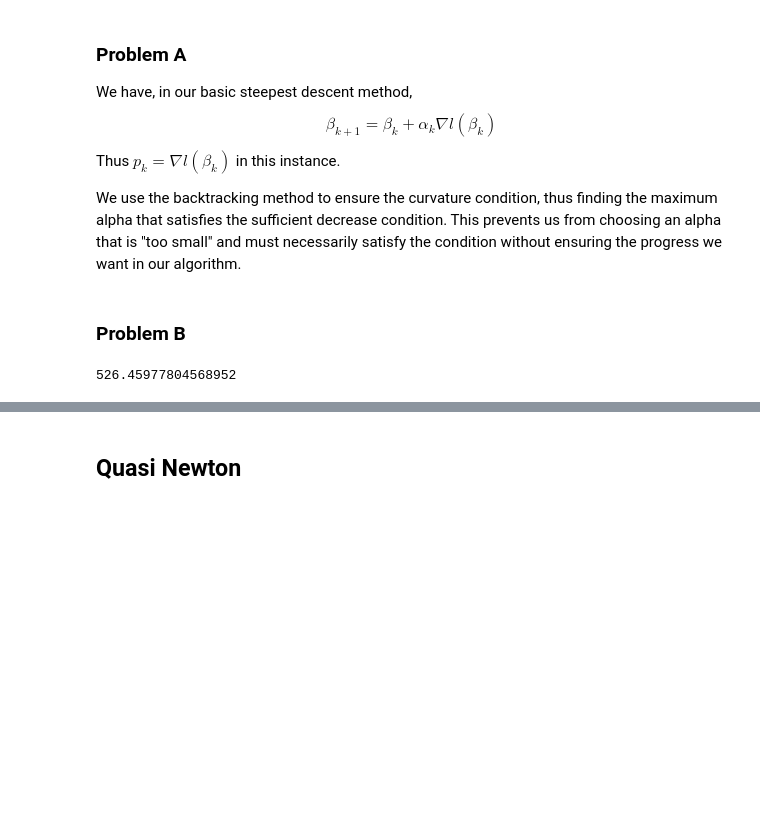
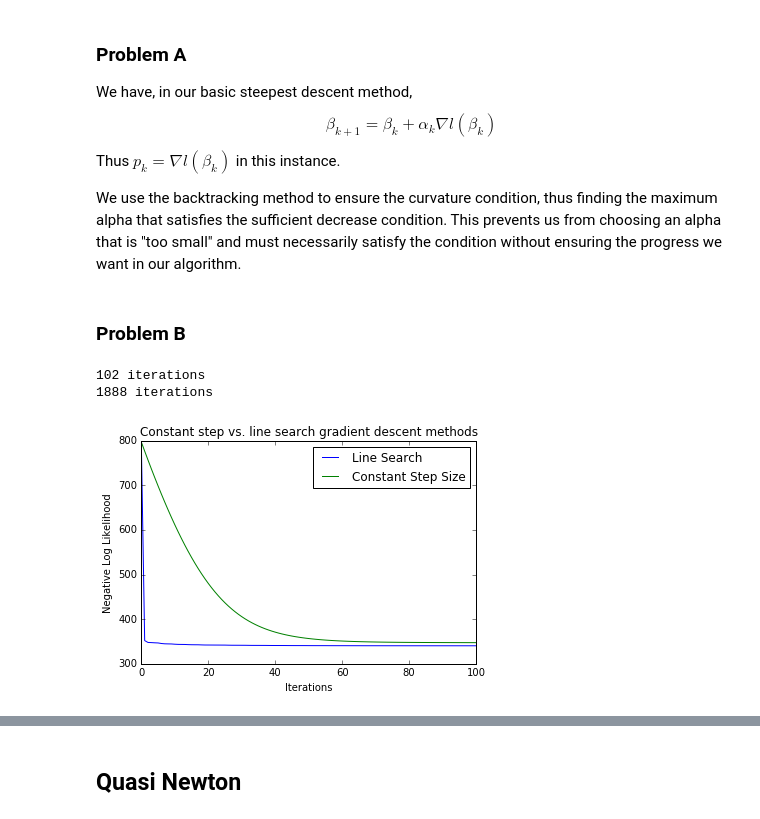
Before and after one commit to aamcbee/SDS385, a Jupyter notebook: Solutions/Exercise 3.ipynb, the cells around one changed output, grey strips where cells are left out. Saved outputs shown, nothing was run; the diff lists cells and outputs as text; code cells hidden in the pictures; blank space fills up the shorter version.

```diff
--- a/Solutions/Exercise 3.ipynb
+++ b/Solutions/Exercise 3.ipynb
@@ -58,5 +62,5 @@ m = np.ones(500)
 # %%
-def gradient_descent(X, y, beta, m, stepsize=1e-4, tol=1e-10, iters=1000):
+def gradient_descent(X, y, beta, m, stepsize=1e-4, tol=1e-10, iters=1000, print_total=False):
     '''
     This function performs a simple gradient descent method to find the beta
     that minimizes the negative log likelihood function.
@@ -73,7 +77,6 @@ def gradient_descent(X, y, beta, m, stepsize=1e-4, tol=1e-10, iters=1000):
 
     Returns:
     beta0: the minimizer of the negative log-likelihood
-    err: a list of the error between log-likelihoods for each time step
     betas: a list of the new beta for each time step
     ll: a list of the log likelihoods for each time step
     '''
@@ -82,15 +85,15 @@ def gradient_descent(X, y, beta, m, stepsize=1e-4, tol=1e-10, iters=1000):
     ll = [] # Stores the new negative log likelihood at each step
     for i in np.arange(iters):
         betas.append(beta0)
-        ll.append(negloglike(X, y, beta0, m))
+        llb0 = negloglike(X, y, beta0, m)
+        ll.append(llb0)
+        beta1 = beta0 - stepsize * grad_lb(X, y, beta0, m)
+        llb1 = negloglike(X,y,beta1, m)
 
-        beta1 = beta0 - stepsize * grad_lb(X, y, beta0, m)
-
-        if np.abs(loglike(X,y,beta1,m) - loglike(X,y,beta0,m)) > tol:
+        if np.abs(llb1 - llb0) > tol:
             beta0 = beta1
         else:
-            print i, "iterations" # Print the number of iterations.
-            return beta1, err, betas, ll
+            if print_total:
+                print i, "iterations" # Print the number of iterations.
+            return beta1, betas, ll
     return beta0, betas, ll
-# %% [output]
-526.45977804568952
@@ -96,0 +159,29 @@ def gradient_descent(X, y, beta, m, stepsize=1e-4, tol=1e-10, iters=1000):
+# %%
+# Generate some random data with a form similar to the data given
+m = 500
+n = 11
+# Make sure that the first column of X is all ones to handle the intercept term
+X = np.hstack((np.ones((m,1)),np.random.rand(m,n)))
+# Set y to be a random vector of ones and zeros
+y = (np.random.rand(m) > .5).astype(float)
+# Let m be a vector of single trials
+M = np.ones(m)
+
+b = np.random.rand(n+1)
+# %%
+beta0, betas, ll, step = lsgd(X, y, b, M, tol=1e-3, print_total=True)
+beta1, betas1, ll1 = gradient_descent(X, y, b, M, tol=1e-3, iters=10000, print_total=True)
+# %% [output]
+102 iterations
+1888 iterations
+# %%
+plt.plot(ll, label="Line Search")
+plt.plot(ll1, label="Constant Step Size")
+plt.xlim(0, 100)
+plt.legend(loc="best")
+plt.xlabel('Iterations')
+plt.ylabel('Negative Log Likelihood')
+plt.title('Constant step vs. line search gradient descent methods')
+plt.show()
+# %% [output]
+[figure, added]
```
Also changed, not shown: parts of 10 cells of this notebook, 1 other file.
